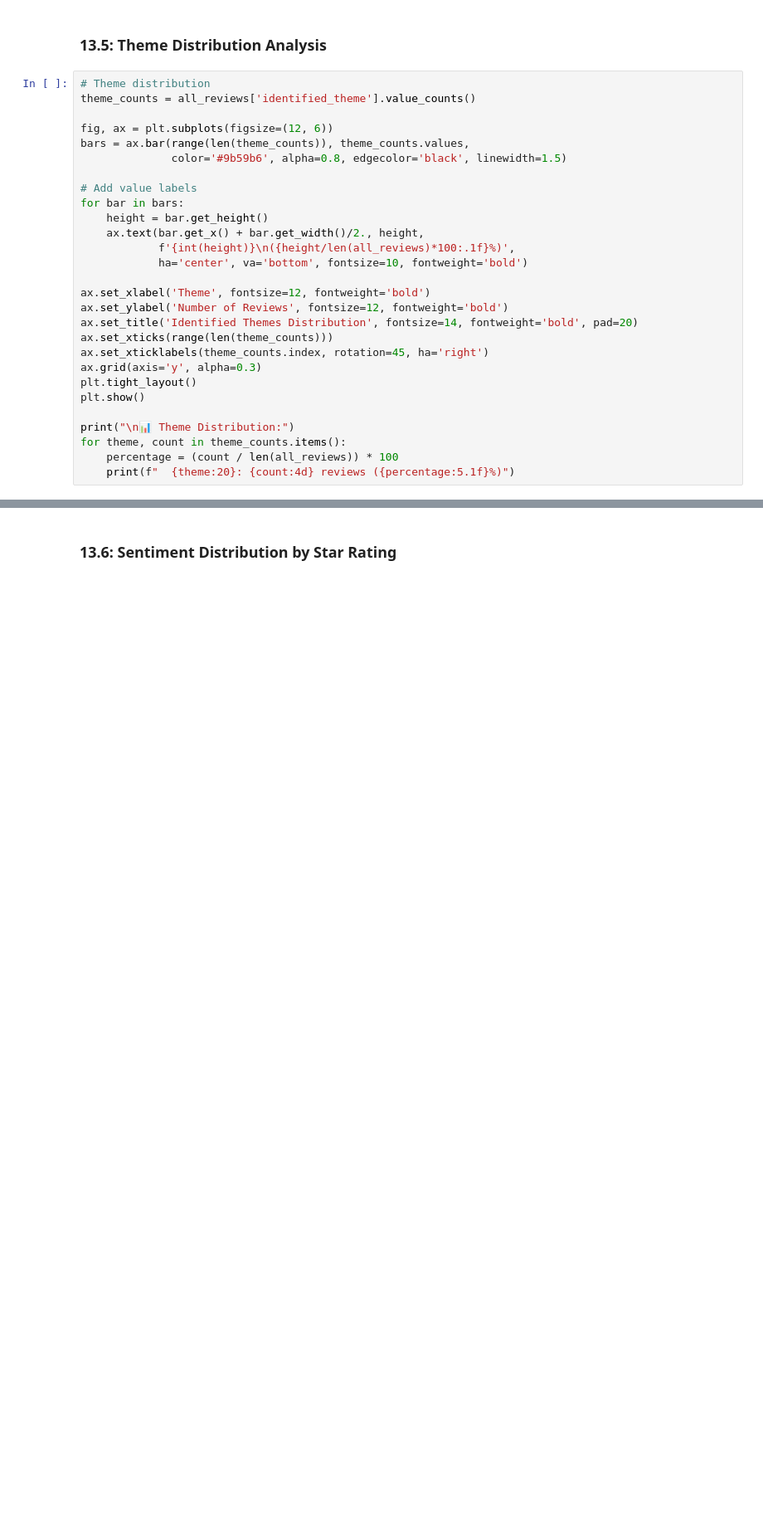
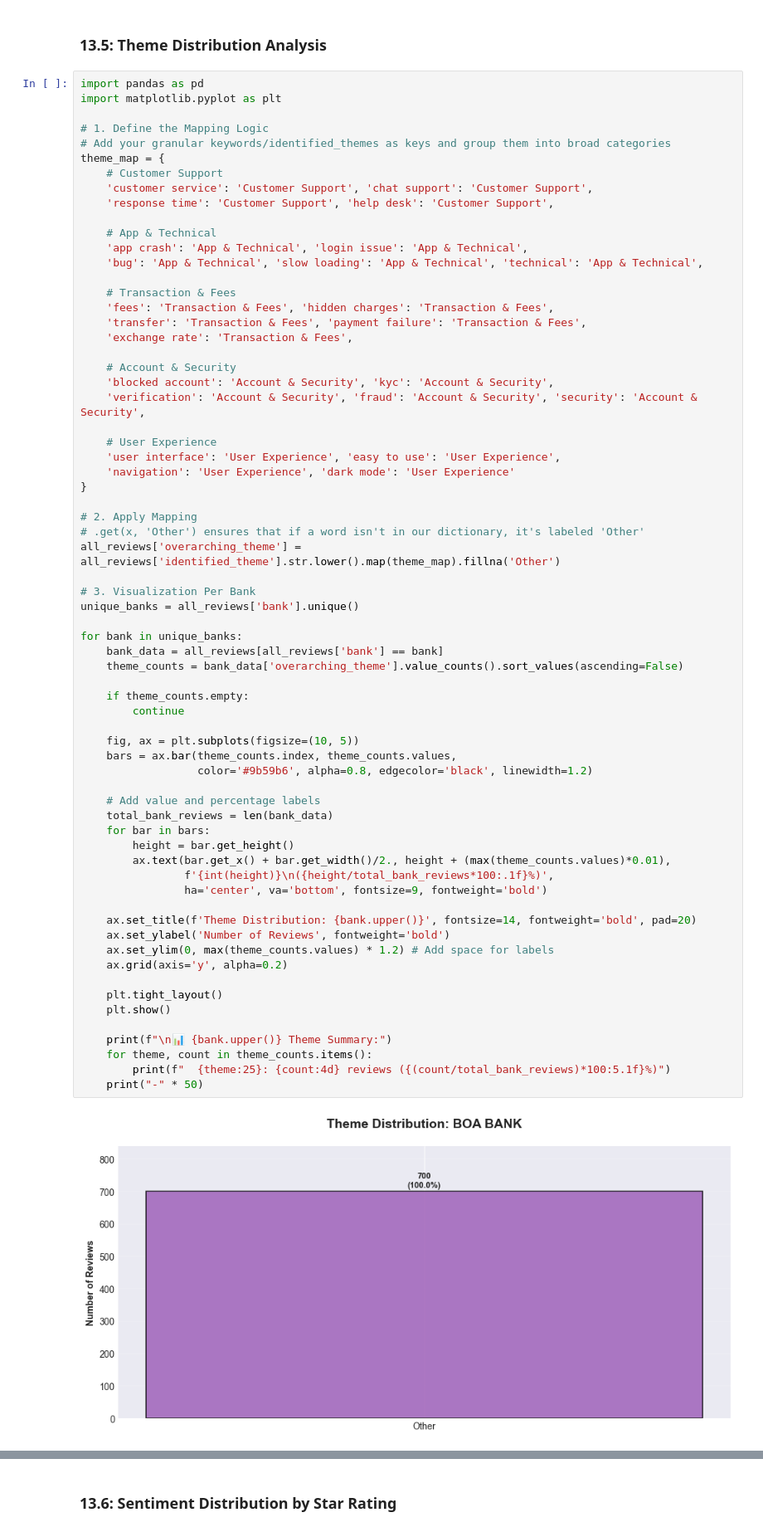
Before and after one commit to Melki123shi/fintech-review-analytics, a Jupyter notebook: notebooks/sentiment_analysis.ipynb, the cells around one changed output, grey strips where cells are left out. Shown at 83% size. Saved outputs shown, nothing was run; the diff lists cells and outputs as text; blank space fills up the shorter version.

```diff
--- a/notebooks/sentiment_analysis.ipynb
+++ b/notebooks/sentiment_analysis.ipynb
@@ -760,31 +832,71 @@ NameError: name 'word_tokenize' is not defined
 # %% [markdown]
 ### 13.5: Theme Distribution Analysis
 # %%
-# Theme distribution
-theme_counts = all_reviews['identified_theme'].value_counts()
+import pandas as pd
+import matplotlib.pyplot as plt
 
-fig, ax = plt.subplots(figsize=(12, 6))
-bars = ax.bar(range(len(theme_counts)), theme_counts.values,
-              color='#9b59b6', alpha=0.8, edgecolor='black', linewidth=1.5)
+# 1. Define the Mapping Logic
+# Add your granular keywords/identified_themes as keys and group them into broad categories
+theme_map = {
+    # Customer Support
+    'customer service': 'Customer Support', 'chat support': 'Customer Support',
+    'response time': 'Customer Support', 'help desk': 'Customer Support',
 
-# Add value labels
-for bar in bars:
-    height = bar.get_height()
-    ax.text(bar.get_x() + bar.get_width()/2., height,
-            f'{int(height)}\n({height/len(all_reviews)*100:.1f}%)',
-            ha='center', va='bottom', fontsize=10, fontweight='bold')
+    # App & Technical
+    'app crash': 'App & Technical', 'login issue': 'App & Technical',
+    'bug': 'App & Technical', 'slow loading': 'App & Technical', 'technical': 'App & Technical',
 
-ax.set_xlabel('Theme', fontsize=12, fontweight='bold')
-ax.set_ylabel('Number of Reviews', fontsize=12, fontweight='bold')
-ax.set_title('Identified Themes Distribution', fontsize=14, fontweight='bold', pad=20)
-ax.set_xticks(range(len(theme_counts)))
-ax.set_xticklabels(theme_counts.index, rotation=45, ha='right')
-ax.grid(axis='y', alpha=0.3)
-plt.tight_layout()
-plt.show()
+    # Transaction & Fees
+    'fees': 'Transaction & Fees', 'hidden charges': 'Transaction & Fees',
+    'transfer': 'Transaction & Fees', 'payment failure': 'Transaction & Fees',
+    'exchange rate': 'Transaction & Fees',
 
-print("\n📊 Theme Distribution:")
-for theme, count in theme_counts.items():
-    percentage = (count / len(all_reviews)) * 100
-    print(f"  {theme:20}: {count:4d} reviews ({percentage:5.1f}%)")
+    # Account & Security
+    'blocked account': 'Account & Security', 'kyc': 'Account & Security',
+    'verification': 'Account & Security', 'fraud': 'Account & Security', 'security': 'Account & Security',
+
+    # User Experience
+    'user interface': 'User Experience', 'easy to use': 'User Experience',
+    'navigation': 'User Experience', 'dark mode': 'User Experience'
+}
+
+# 2. Apply Mapping
+# .get(x, 'Other') ensures that if a word isn't in our dictionary, it's labeled 'Other'
+all_reviews['overarching_theme'] = all_reviews['identified_theme'].str.lower().map(theme_map).fillna('Other')
+
+# 3. Visualization Per Bank
+unique_banks = all_reviews['bank'].unique()
+
+for bank in unique_banks:
+    bank_data = all_reviews[all_reviews['bank'] == bank]
+    theme_counts = bank_data['overarching_theme'].value_counts().sort_values(ascending=False)
+
+    if theme_counts.empty:
+        continue
+
+    fig, ax = plt.subplots(figsize=(10, 5))
+    bars = ax.bar(theme_counts.index, theme_counts.values,
+                  color='#9b59b6', alpha=0.8, edgecolor='black', linewidth=1.2)
+
+    # Add value and percentage labels
+    total_bank_reviews = len(bank_data)
+    for bar in bars:
+        height = bar.get_height()
+        ax.text(bar.get_x() + bar.get_width()/2., height + (max(theme_counts.values)*0.01),
+                f'{int(height)}\n({height/total_bank_reviews*100:.1f}%)',
+                ha='center', va='bottom', fontsize=9, fontweight='bold')
+
+    ax.set_title(f'Theme Distribution: {bank.upper()}', fontsize=14, fontweight='bold', pad=20)
+    ax.set_ylabel('Number of Reviews', fontweight='bold')
+    ax.set_ylim(0, max(theme_counts.values) * 1.2) # Add space for labels
+    ax.grid(axis='y', alpha=0.2)
+
+    plt.tight_layout()
+    plt.show()
+
+    print(f"\n📊 {bank.upper()} Theme Summary:")
+    for theme, count in theme_counts.items():
+        print(f"  {theme:25}: {count:4d} reviews ({(count/total_bank_reviews)*100:5.1f}%)")
+    print("-" * 50)
 # %% [output]
+[figure, added]
```
Also changed, not shown: parts of 22 cells of this notebook, 3 other files.
